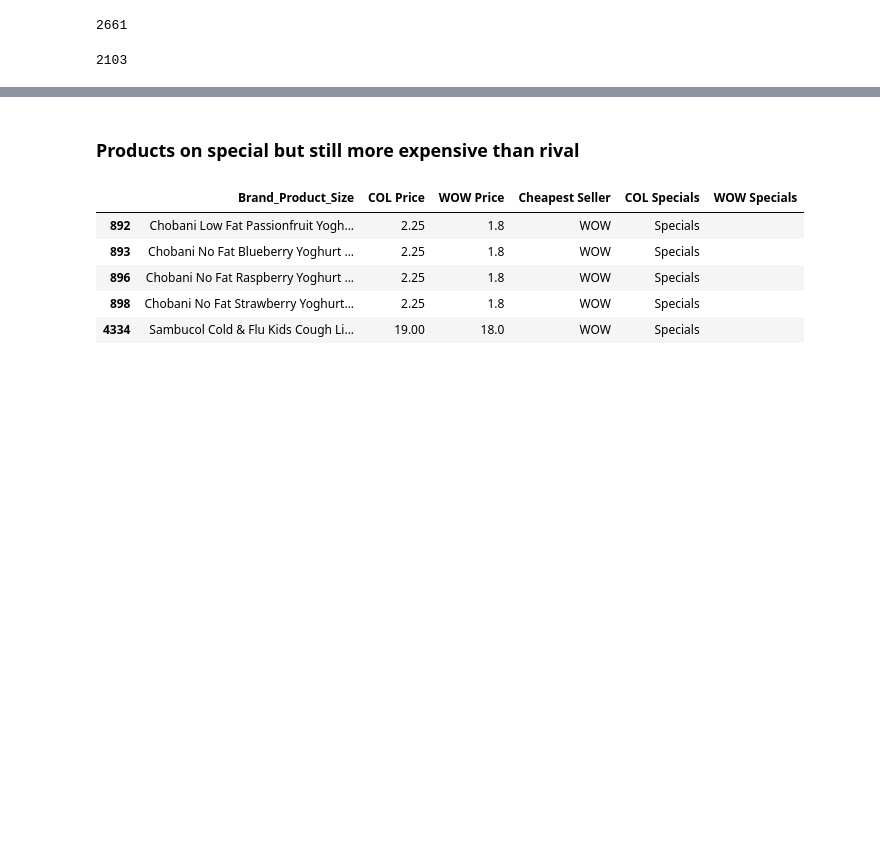
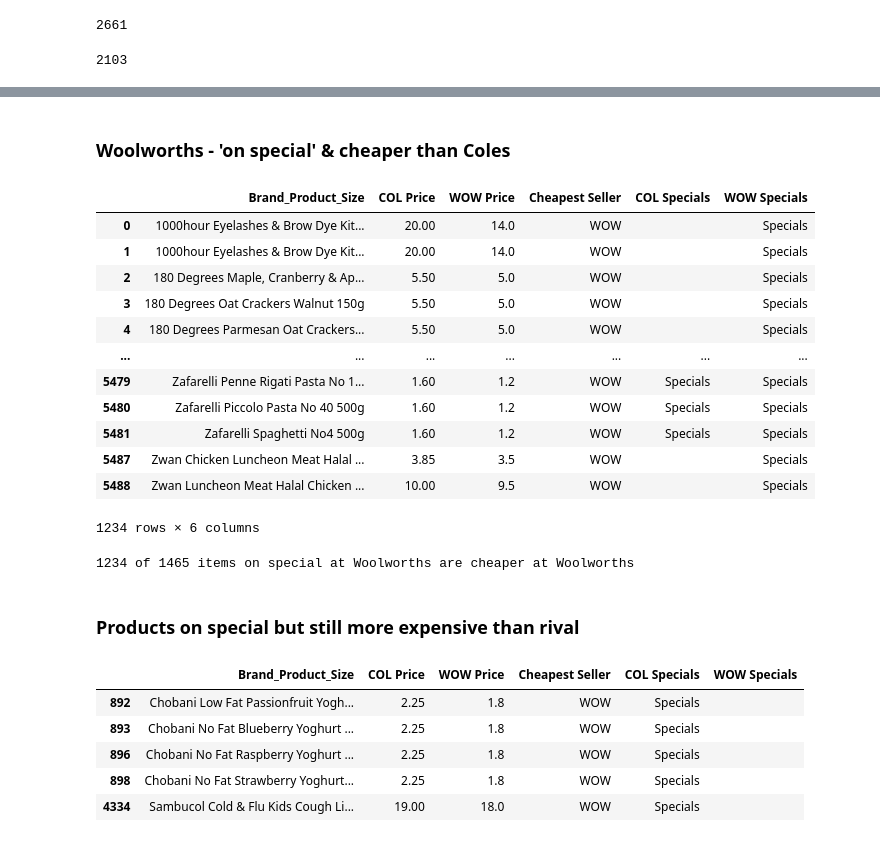
Before and after one commit to donde-esta-la-biblioteca/Woolworths-Coles-IGA, a Jupyter notebook: 4. Woolworths vs Coles - Price Comparison.ipynb, the cells around one changed output, grey strips where cells are left out. Saved outputs shown, nothing was run; the diff lists cells and outputs as text; code cells hidden in the pictures; blank space fills up the shorter version.

```diff
--- a/4. Woolworths vs Coles - Price Comparison.ipynb
+++ b/4. Woolworths vs Coles - Price Comparison.ipynb
@@ -328,3 +355,30 @@ len(coles_v_wow.loc[coles_v_wow['COL Specials'] != coles_v_wow['WOW Specials']])
+# %% [markdown]
+### Woolworths - 'on special' & cheaper than Coles
+# %%
+filter = (
+    (coles_v_wow['WOW Specials'] == 'Specials') &
+    (coles_v_wow['Cheapest Seller'] == 'WOW')
+)
+
+coles_v_wow.loc[filter]
+# %% [output]
+|  | Brand_Product_Size | COL Price | WOW Price | Cheapest Seller | COL Specials | WOW Specials |
+| 0 | 1000hour Eyelashes & Brow Dye Kit... | 20.00 | 14.0 | WOW |  | Specials |
+| 1 | 1000hour Eyelashes & Brow Dye Kit... | 20.00 | 14.0 | WOW |  | Specials |
+| 2 | 180 Degrees Maple, Cranberry & Ap... | 5.50 | 5.0 | WOW |  | Specials |
+| 3 | 180 Degrees Oat Crackers Walnut 150g | 5.50 | 5.0 | WOW |  | Specials |
+| 4 | 180 Degrees Parmesan Oat Crackers... | 5.50 | 5.0 | WOW |  | Specials |
+| ... | ... | ... | ... | ... | ... | ... |
+| 5479 | Zafarelli Penne Rigati Pasta No 1... | 1.60 | 1.2 | WOW | Specials | Specials |
+| 5480 | Zafarelli Piccolo Pasta No 40 500g | 1.60 | 1.2 | WOW | Specials | Specials |
+| 5481 | Zafarelli Spaghetti No4 500g | 1.60 | 1.2 | WOW | Specials | Specials |
+| 5487 | Zwan Chicken Luncheon Meat Halal ... | 3.85 | 3.5 | WOW |  | Specials |
+| 5488 | Zwan Luncheon Meat Halal Chicken ... | 10.00 | 9.5 | WOW |  | Specials |
+1234 rows × 6 columns
+# %%
+print(f"{len(coles_v_wow.loc[filter])} of {len(coles_v_wow.loc[coles_v_wow['WOW Specials'] == 'Specials'])} items on special at Woolworths are cheaper at Woolworths")
+# %% [output]
+1234 of 1465 items on special at Woolworths are cheaper at Woolworths
 # %% [markdown]
 ### Products on special but still more expensive than rival
 # %%
```
Also changed, not shown: parts of 4 cells of this notebook.
